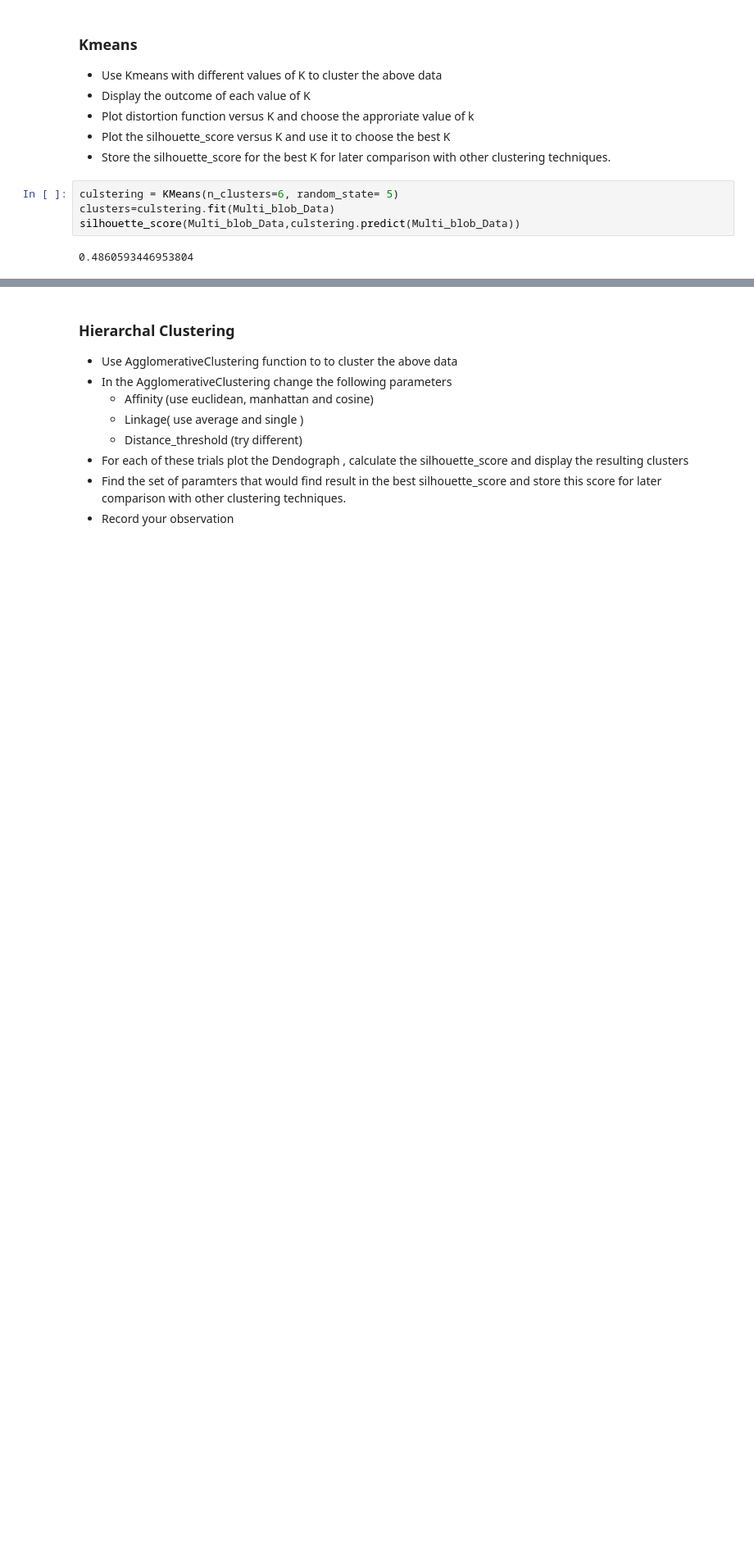
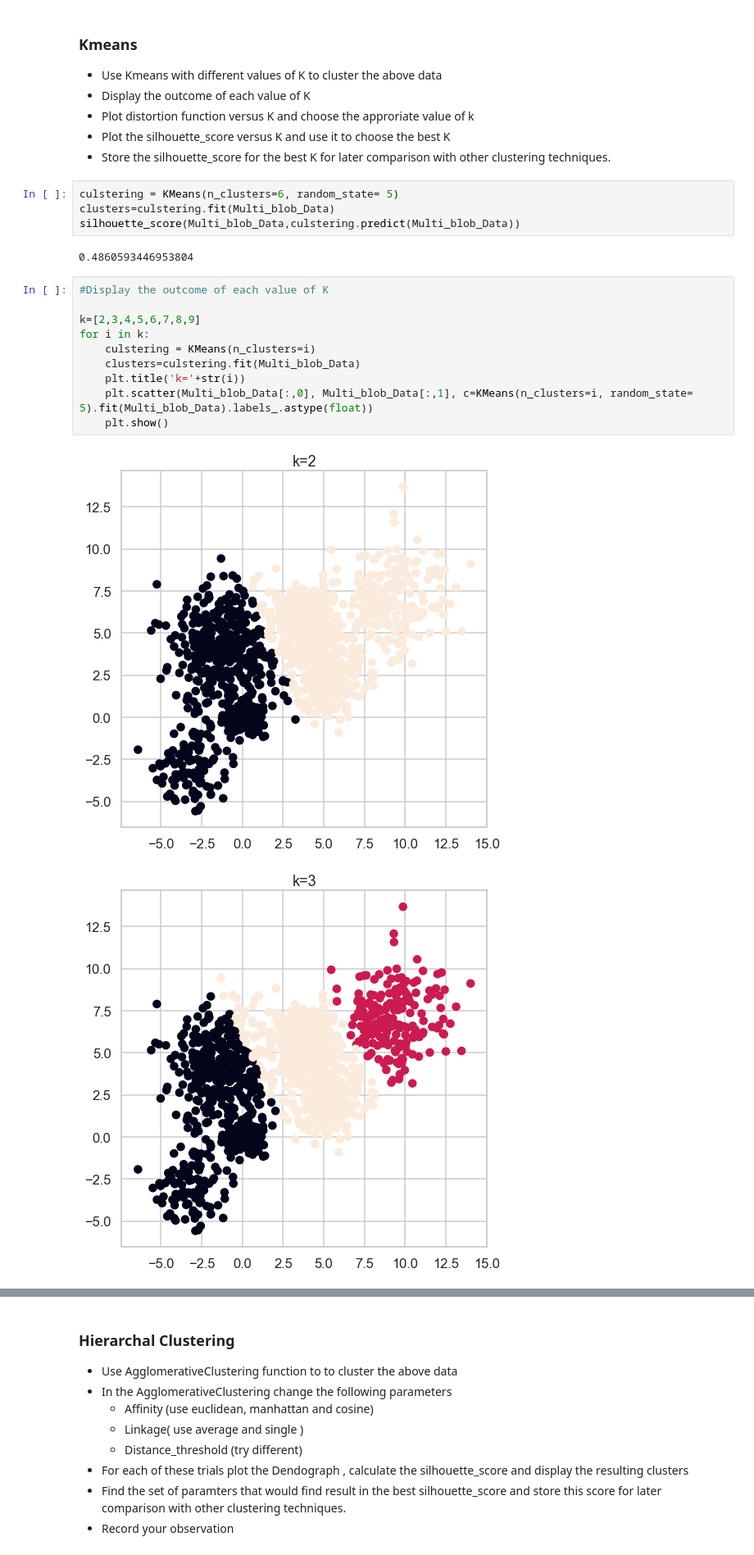
Before and after one commit to marwantarek01/Clustering-project, a Jupyter notebook: Clustering Project.ipynb, the cells around one changed output, grey strips where cells are left out. Shown at 82% size. Cells and saved outputs as stored; diff of their text form; blank space fills up the shorter version.

```diff
--- a/Clustering Project.ipynb
+++ b/Clustering Project.ipynb
@@ -84,3 +88,16 @@ clusters=culstering.fit(Multi_blob_Data)
 silhouette_score(Multi_blob_Data,culstering.predict(Multi_blob_Data))
 # %% [output]
 0.4860593446953804
+# %%
+#Display the outcome of each value of K
+
+k=[2,3,4,5,6,7,8,9]
+for i in k:
+    culstering = KMeans(n_clusters=i)
+    clusters=culstering.fit(Multi_blob_Data)
+    plt.title('k='+str(i))
+    plt.scatter(Multi_blob_Data[:,0], Multi_blob_Data[:,1], c=KMeans(n_clusters=i, random_state= 5).fit(Multi_blob_Data).labels_.astype(float))
+    plt.show()
+# %% [output]
+[figure, added]
+[figure, added]
```
Also changed, not shown: parts of 19 cells of this notebook.
